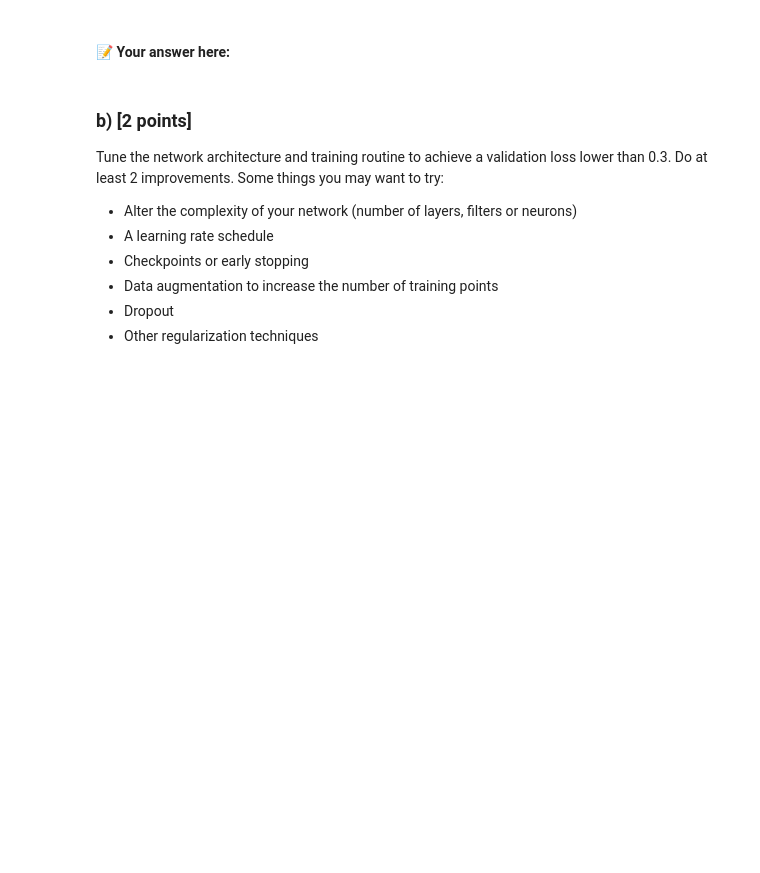
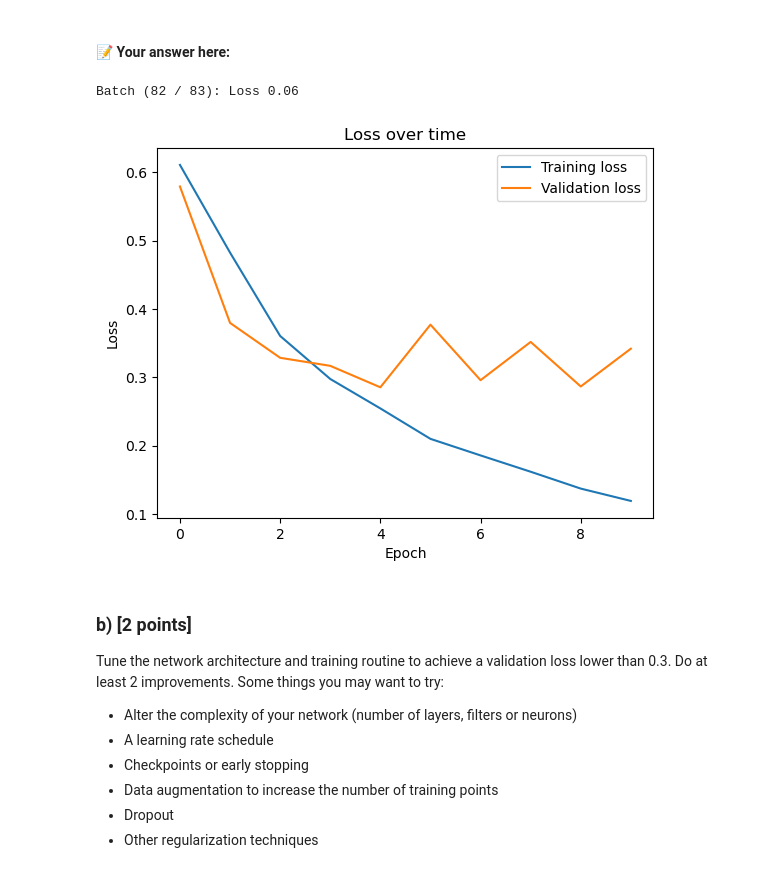
Before and after one commit to shilp31/233, a Jupyter notebook: HW3_2024.ipynb, the cells around one changed output. Cells and saved outputs as stored; diff of their text form; code cells hidden in the pictures; blank space fills up the shorter version.

```diff
--- a/HW3_2024.ipynb
+++ b/HW3_2024.ipynb
@@ -965,3 +980,49 @@ conv_model = ...
+# %%
+class Conv_Net(nn.Module):
+    def __init__(self):
+        super(Conv_Net, self).__init__()
+        self.conv_1 = nn.Conv2d(3, 16, kernel_size = 5, stride = 1)
+        self.relu_1 = nn.ReLU()
+        self.max_pool_1 = nn.MaxPool2d(kernel_size = 4, stride = 4)
+        self.conv_2 = nn.Conv2d(16, 32, kernel_size = 4, stride = 1)
+        self.relu_2 = nn.ReLU()
+        self.max_pool_2 = nn.MaxPool2d(kernel_size = 2, stride = 2)
+        self.conv_3 = nn.Conv2d(32, 64, kernel_size = 3, stride = 1)
+        self.relu_3 = nn.ReLU()
+        self.max_pool_3 = nn.MaxPool2d(kernel_size = 2, stride = 2)
+        self.fc = nn.Linear(64*6*6, 1)
+
+    def forward(self, x):
+        x = self.max_pool_1(self.relu_1(self.conv_1(x)))
+        x = self.max_pool_2(self.relu_2(self.conv_2(x)))
+        x = self.max_pool_3(self.relu_3(self.conv_3(x)))
+        x = x.view(x.size(0), -1)
+        x = self.fc(x)
+        return x
+# %%
+conv_model = Conv_Net()
+
+optimizer = torch.optim.Adam(conv_model.parameters())
+n_epochs = 10
+
+training_losses = []
+validation_losses = []
+
+for epoch in range(n_epochs):
+    training_loss, validation_loss = train_epoch(training_loader_catsndogs, validation_loader_catsndogs, conv_model, loss, optimizer, device)
+    training_losses.append(training_loss)
+    validation_losses.append(validation_loss)
+
+plt.plot(training_losses)
+plt.plot(validation_losses)
+plt.title('Loss over time')
+plt.legend(['Training loss', 'Validation loss'])
+plt.xlabel('Epoch')
+plt.ylabel('Loss')
+plt.show()
+# %% [output]
+Batch (82 / 83): Loss 0.06
+[figure, added]
 # %% [markdown]
 ### b)  [2 points]
 
```
Also changed, not shown: parts of 14 cells of this notebook.
